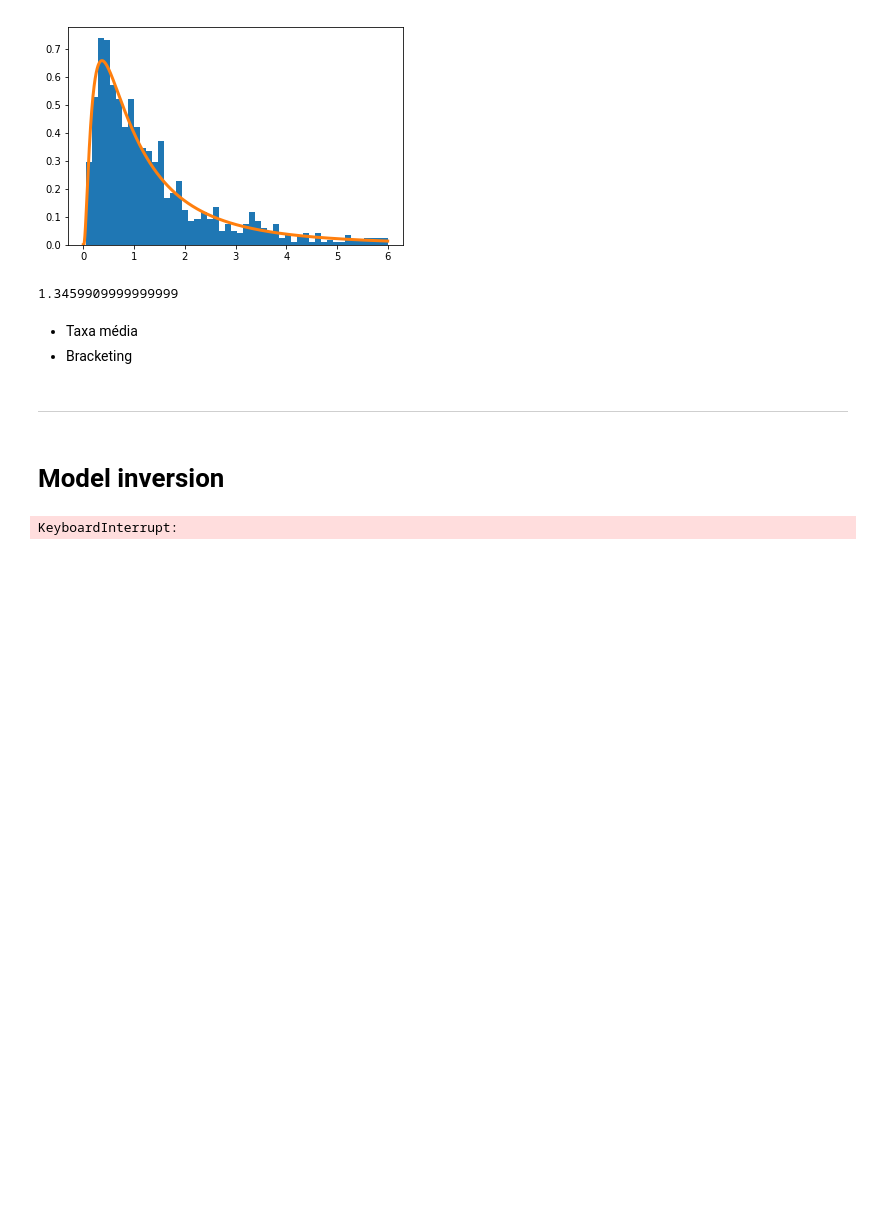
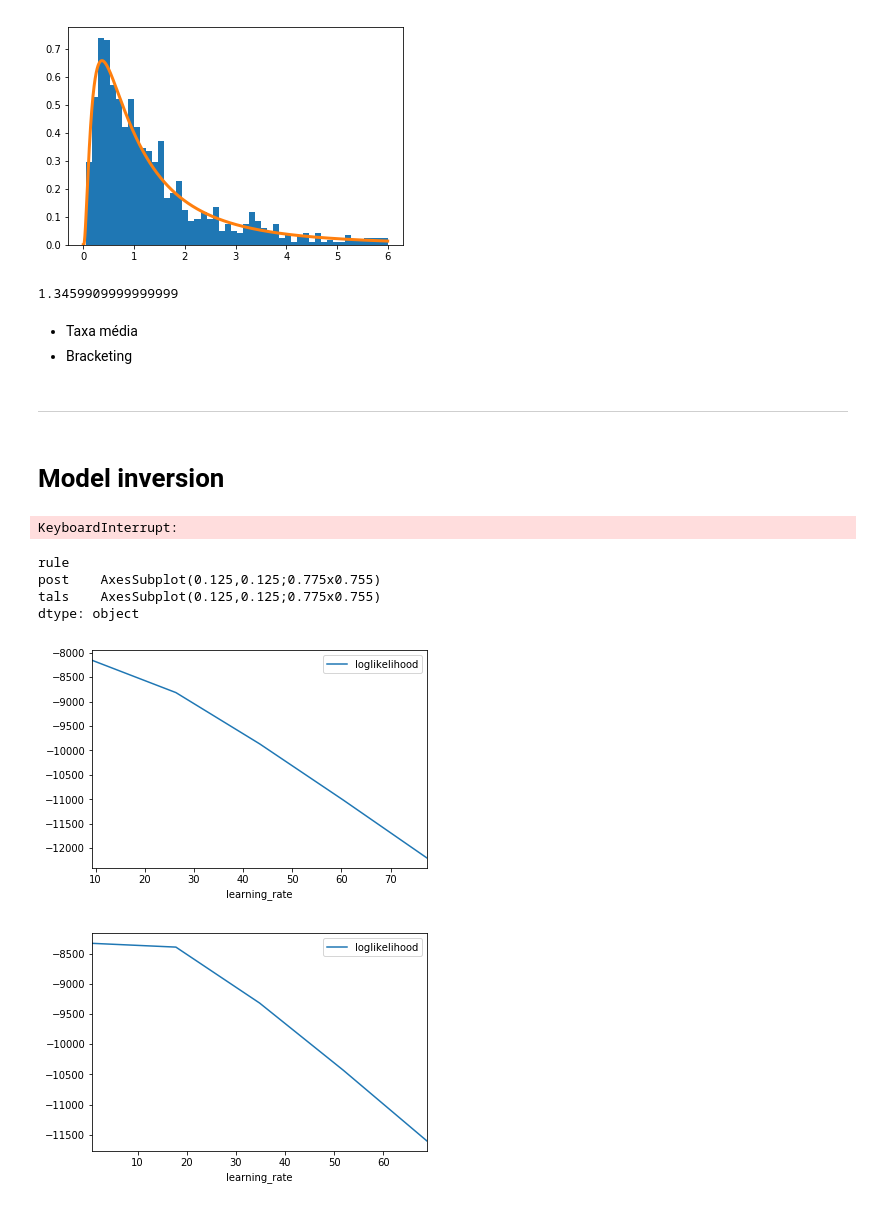
Before and after one commit to EstevaoUyra/spikelearn, a Jupyter notebook: notebooks/exploration/Bayesian rat.ipynb, the cells around one changed output. Saved outputs shown, nothing was run; the diff lists cells and outputs as text; code cells hidden in the pictures; blank space fills up the shorter version.

```diff
--- a/notebooks/exploration/Bayesian rat.ipynb
+++ b/notebooks/exploration/Bayesian rat.ipynb
@@ -436,3 +371,12 @@ for label in SHORTCUTS['groups']['DRRD']:
     pickle.dump(best_both, open('data/results/bayesian_learning/both%s.pickle'%label, 'wb'))
 # %% [output]
 KeyboardInterrupt:
+# %%
+lr[['loglikelihood', 'rule']].groupby('rule').plot()
+# %% [output]
+rule
+post    AxesSubplot(0.125,0.125;0.775x0.755)
+tals    AxesSubplot(0.125,0.125;0.775x0.755)
+dtype: object
+[figure, added]
+[figure, added]
```
Also changed, not shown: parts of 7 cells of this notebook.
